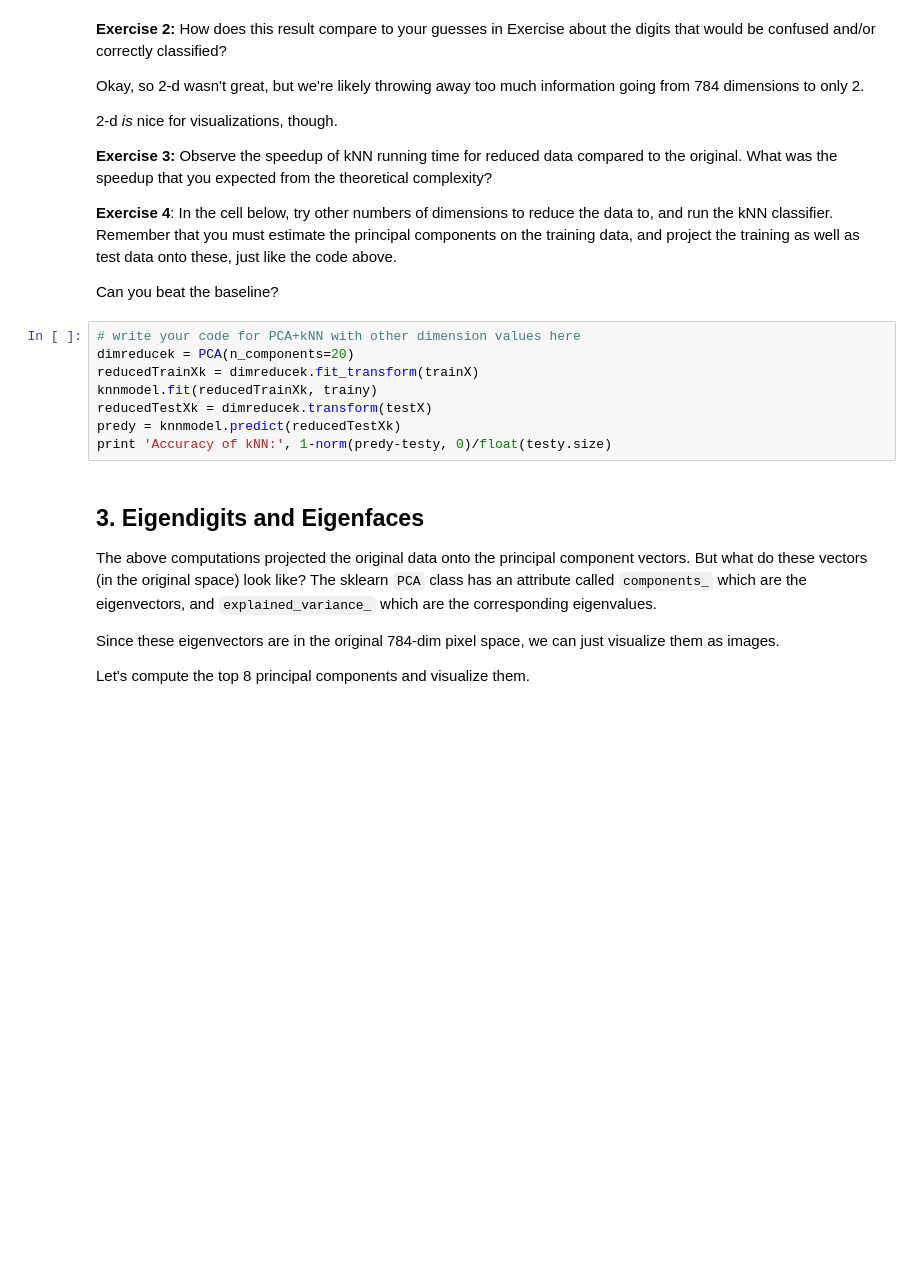
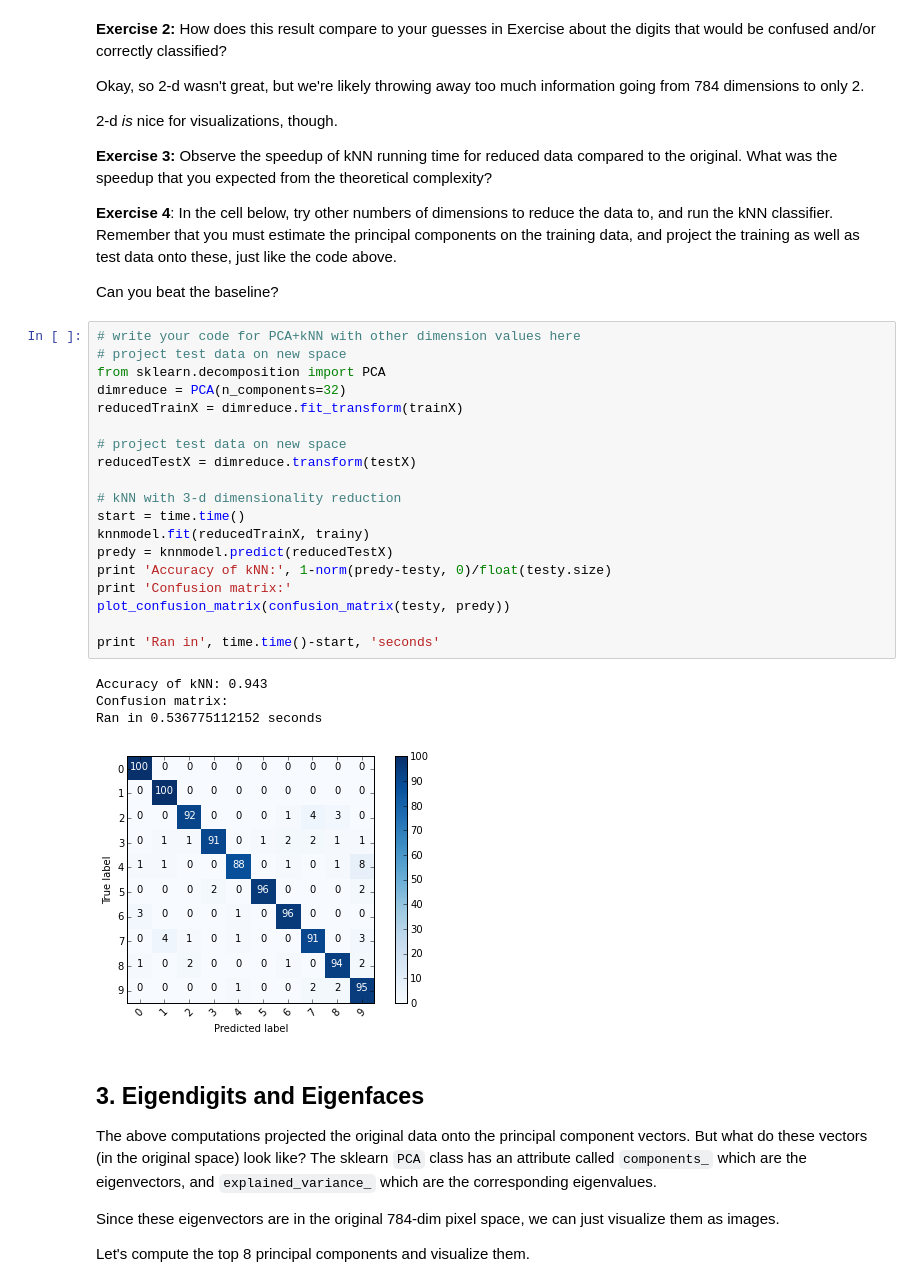
Before and after one commit to sunnyyy/python-notebooks, a Jupyter notebook: pca.ipynb, the cells around one changed output. Drawn from its saved outputs; the diff is of its cells as text; blank space fills up the shorter version.

```diff
--- a/pca.ipynb
+++ b/pca.ipynb
@@ -168,12 +191,28 @@ Okay, so 2-d wasn't great, but we're likely throwing away too much information g
 Can you beat the baseline?
 # %%
 # write your code for PCA+kNN with other dimension values here
-dimreducek = PCA(n_components=20)
-reducedTrainXk = dimreducek.fit_transform(trainX)
-knnmodel.fit(reducedTrainXk, trainy)
-reducedTestXk = dimreducek.transform(testX)
-predy = knnmodel.predict(reducedTestXk)
+# project test data on new space
+from sklearn.decomposition import PCA
+dimreduce = PCA(n_components=32)
+reducedTrainX = dimreduce.fit_transform(trainX)
+
+# project test data on new space
+reducedTestX = dimreduce.transform(testX)
+
+# kNN with 3-d dimensionality reduction
+start = time.time()
+knnmodel.fit(reducedTrainX, trainy)
+predy = knnmodel.predict(reducedTestX)
 print 'Accuracy of kNN:', 1-norm(predy-testy, 0)/float(testy.size)
+print 'Confusion matrix:'
+plot_confusion_matrix(confusion_matrix(testy, predy))
+
+print 'Ran in', time.time()-start, 'seconds'
+# %% [output]
+Accuracy of kNN: 0.943
+Confusion matrix:
+Ran in 0.536775112152 seconds
+[figure, added]
 # %% [markdown]
 ## 3. Eigendigits and Eigenfaces
 
```
Also changed, not shown: parts of 12 cells of this notebook, 4 other files.
